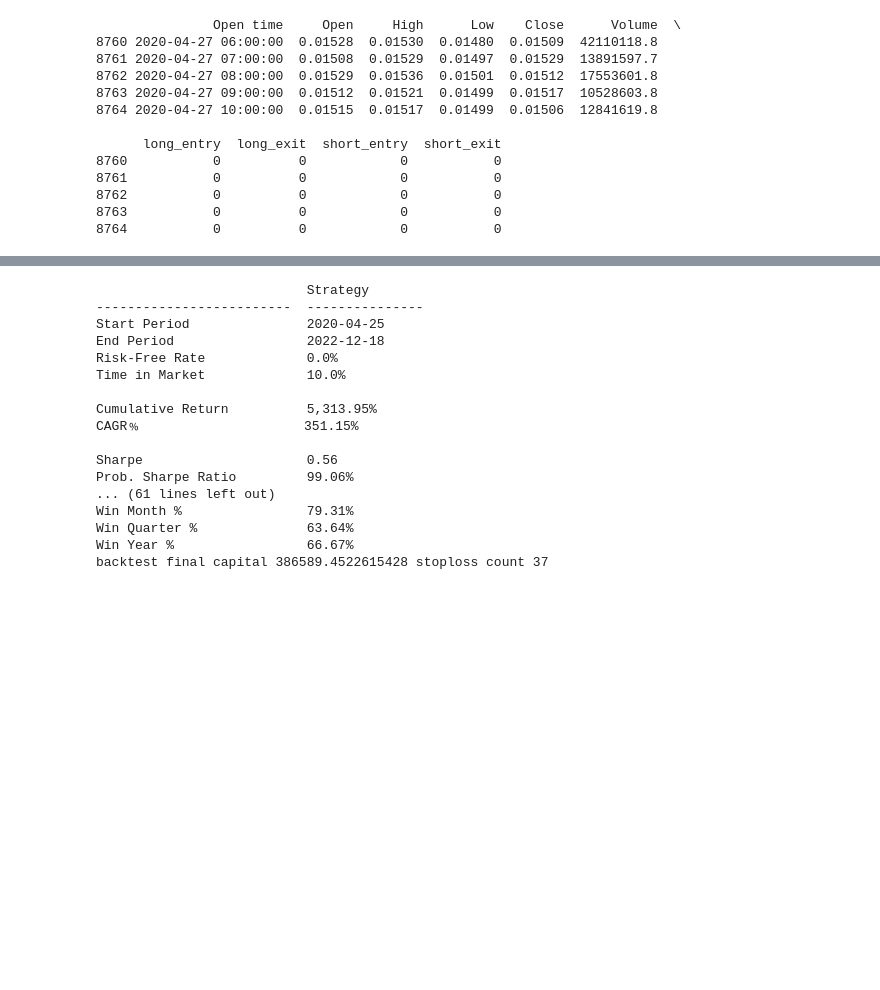
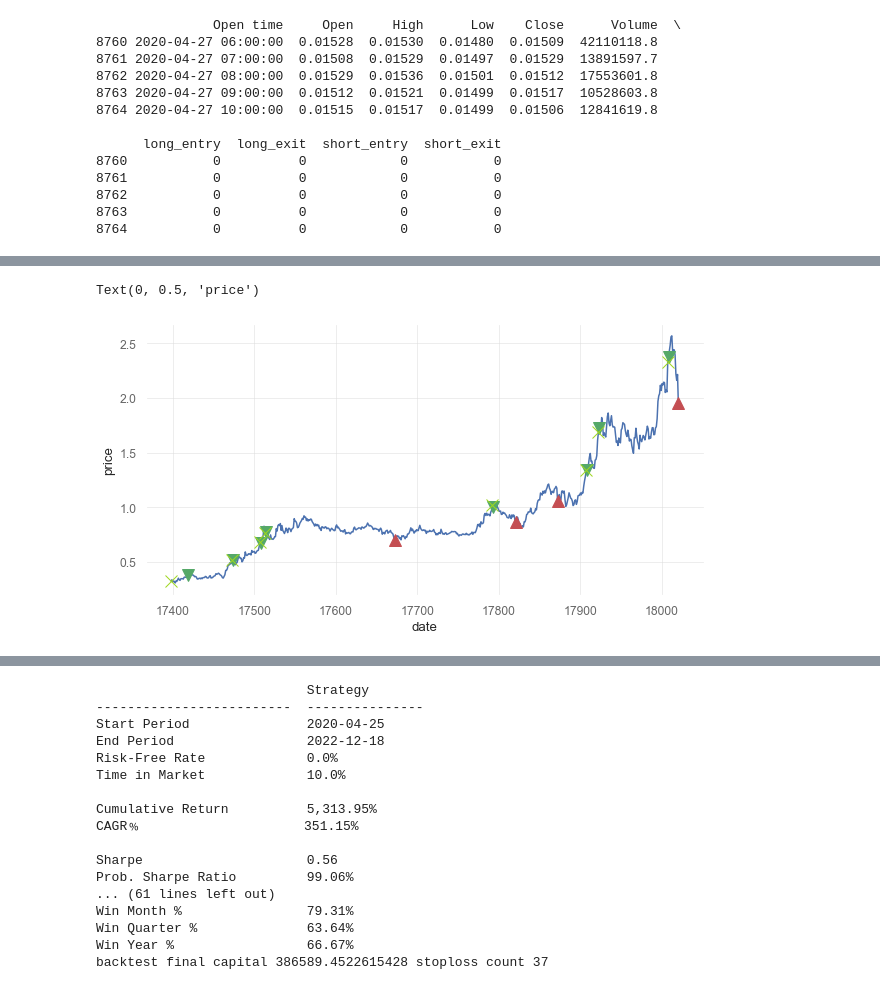
Before and after one commit to cryptic-core/crypto-strategy-backtest, a Jupyter notebook: aave-uni-bolll-backtest.ipynb, the cells around one changed output, grey strips where cells are left out. Drawn from its saved outputs; the diff is of its cells as text; code cells hidden in the pictures; blank space fills up the shorter version.

```diff
--- a/aave-uni-bolll-backtest.ipynb
+++ b/aave-uni-bolll-backtest.ipynb
@@ -389,0 +430,25 @@ for k in range(skip_num,len(all_klines)-1):
+# %%
+
+# signal plot
+import matplotlib.pyplot as plt
+
+
+a,b=list(dfh[dfh['short_entry']!=0].iloc[:2].index)
+newbie=dfh[a-158:b+130]
+
+fig=plt.figure(figsize=(10,5))
+ax=fig.add_subplot(111)
+
+# Plot the data in the first subplot
+ax.plot(newbie['Close'],label='price')
+ax.plot(newbie['Close'][newbie['long_entry']==1],marker='^',markersize=12,lw=0,c='r',label='LONG_ENTRY')
+ax.plot(newbie['Close'][newbie['short_entry']==1],marker='v',markersize=12,lw=0,c='g',label='SHORT_ENTRY')
+
+ax.plot(newbie['Close'][newbie['short_exit']==1],marker='x',markersize=12,lw=0,c='#9fd71f',label='LONG_EXIT')
+ax.plot(newbie['Close'][newbie['long_exit']==-1],marker='x',markersize=12,lw=0,c='#e1679c',label='SHORT_EXIT')
+
+ax.set_xlabel('date')
+ax.set_ylabel('price')
+# %% [output]
+Text(0, 0.5, 'price')
+[figure, added]
```
Also changed, not shown: parts of 6 cells of this notebook, 1 other file.
